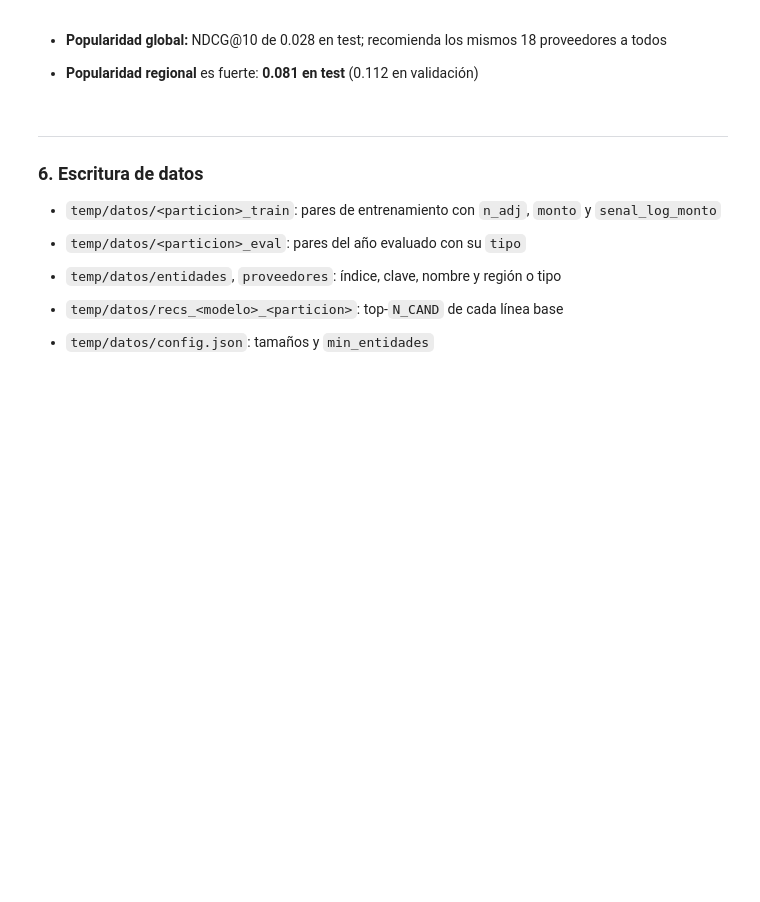
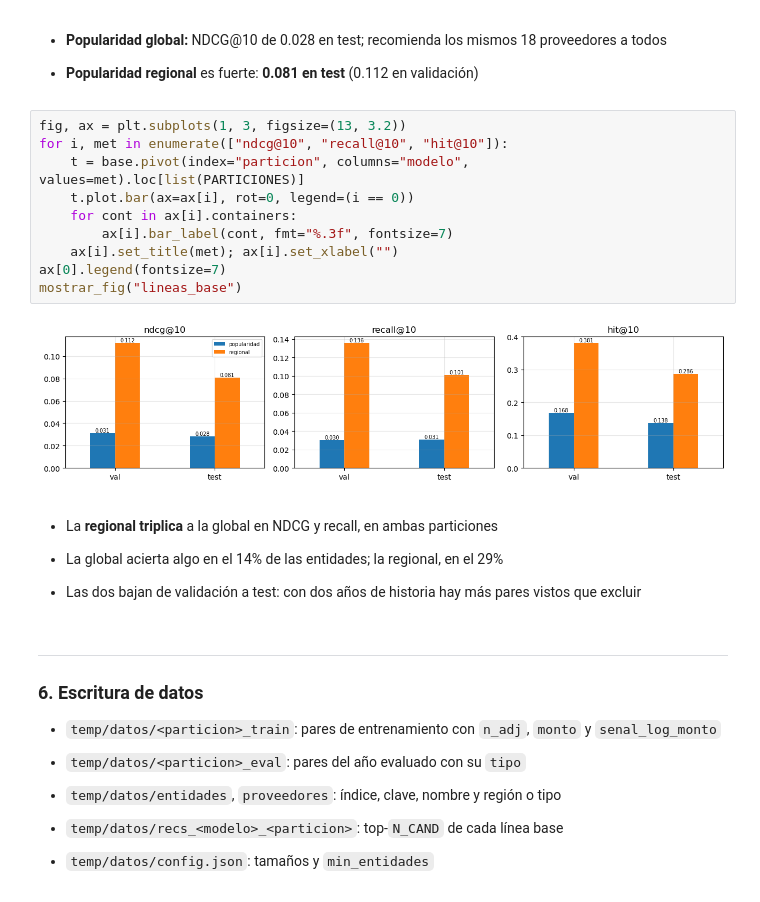
Before and after one commit to paolovasquezg/dm-proj2, a Jupyter notebook: 03_Recomend/a_preparacion.ipynb, the cells around one changed output. Cells and saved outputs as stored; diff of their text form; blank space fills up the shorter version.

```diff
--- a/03_Recomend/a_preparacion.ipynb
+++ b/03_Recomend/a_preparacion.ipynb
@@ -235,6 +274,24 @@ base
 - **Popularidad global:** NDCG@10 de 0.028 en test; recomienda los mismos 18 proveedores a todos
 
 - **Popularidad regional** es fuerte: **0.081 en test** (0.112 en validación)
+# %%
+fig, ax = plt.subplots(1, 3, figsize=(13, 3.2))
+for i, met in enumerate(["ndcg@10", "recall@10", "hit@10"]):
+    t = base.pivot(index="particion", columns="modelo", values=met).loc[list(PARTICIONES)]
+    t.plot.bar(ax=ax[i], rot=0, legend=(i == 0))
+    for cont in ax[i].containers:
+        ax[i].bar_label(cont, fmt="%.3f", fontsize=7)
+    ax[i].set_title(met); ax[i].set_xlabel("")
+ax[0].legend(fontsize=7)
+mostrar_fig("lineas_base")
+# %% [output]
+[figure, added]
+# %% [markdown]
+- La **regional triplica** a la global en NDCG y recall, en ambas particiones
+
+- La global acierta algo en el 14% de las entidades; la regional, en el 29%
+
+- Las dos bajan de validación a test: con dos años de historia hay más pares vistos que excluir
 # %% [markdown]
 ---
 ### **6. Escritura de datos**
```
Also changed, not shown: parts of 6 cells of this notebook, 4 other files.
